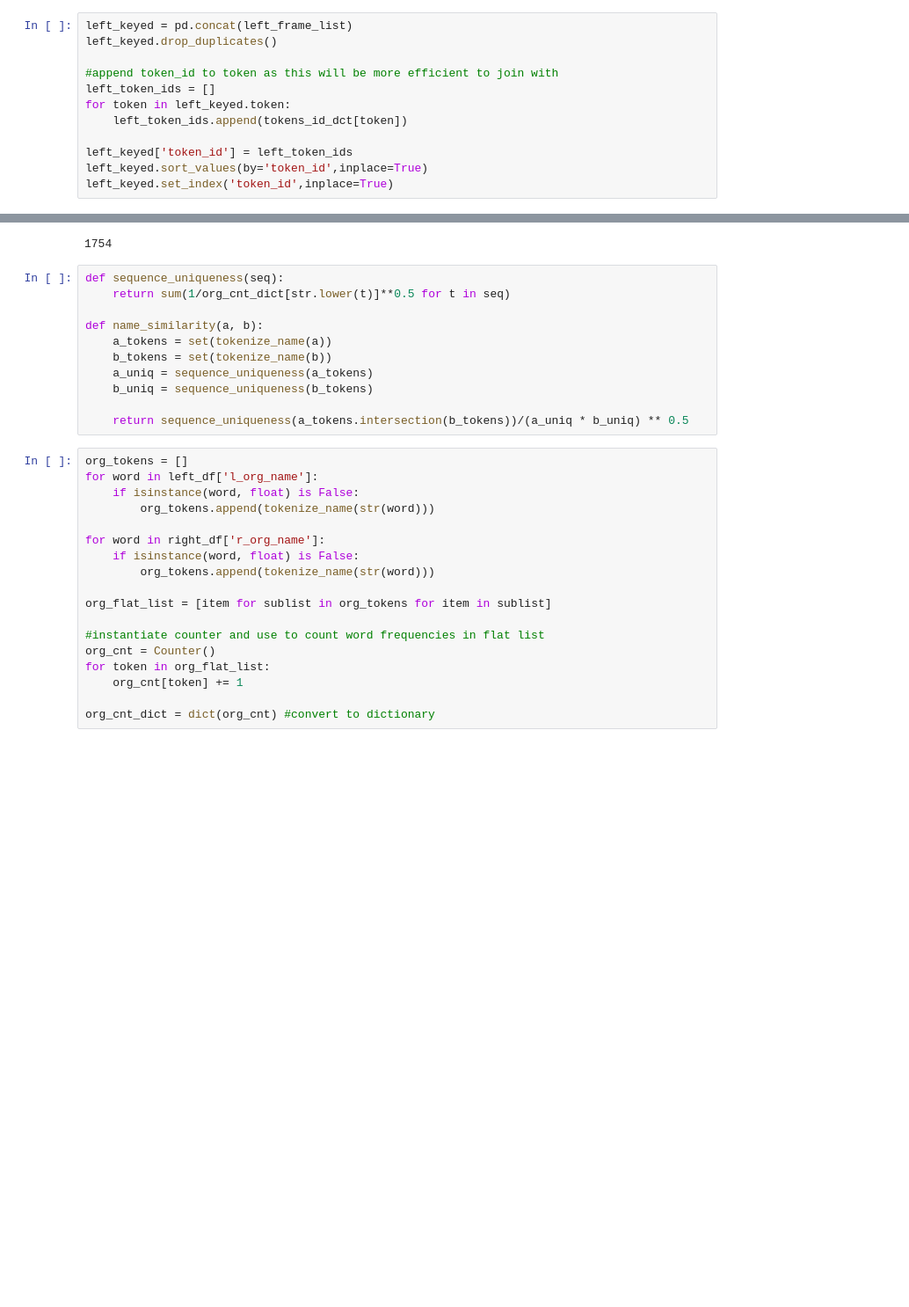
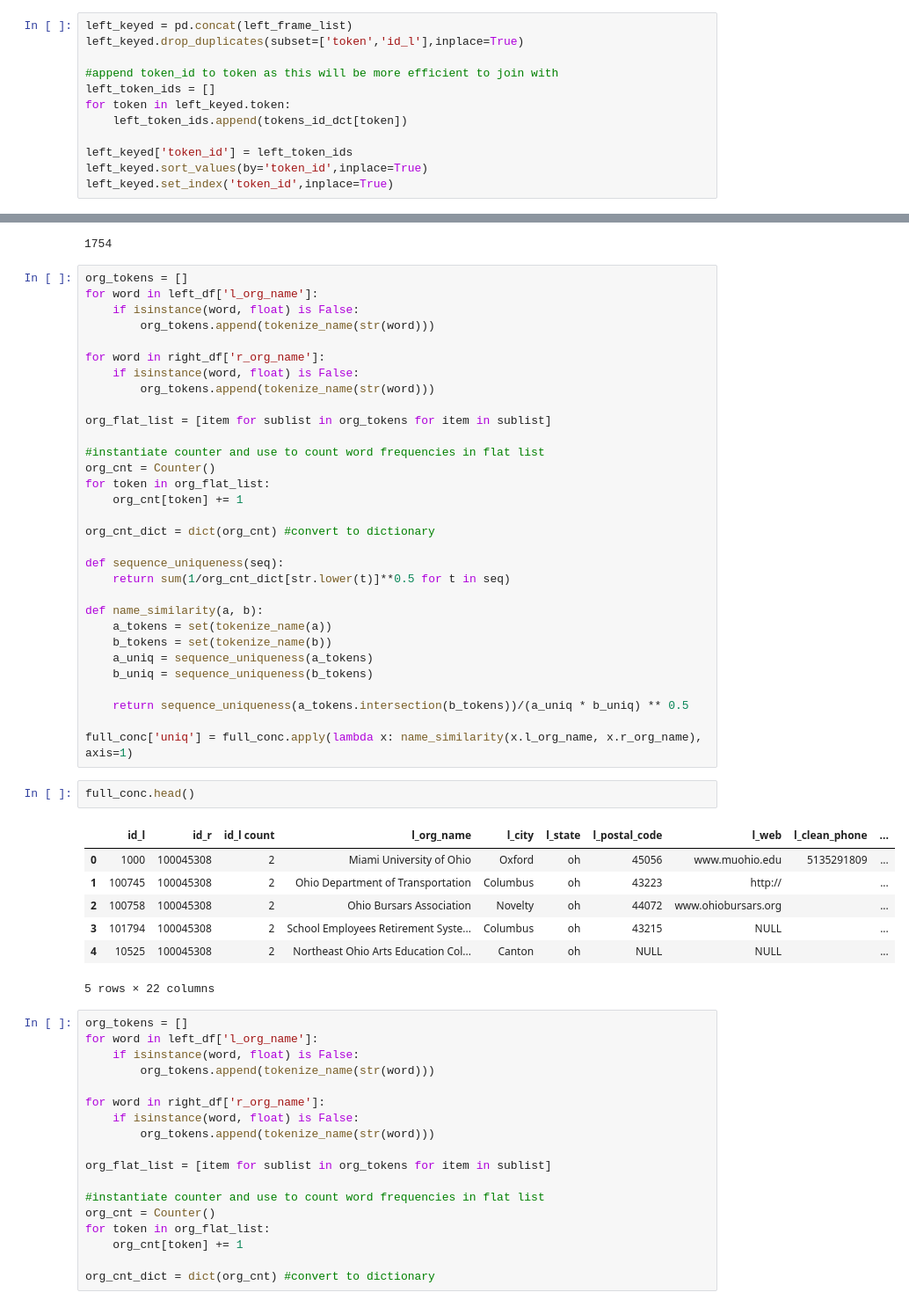
Before and after one commit to duncanjamesbell/data_matching, a Jupyter notebook: Org_Matcher_v2.0.ipynb, the cells around one changed output, grey strips where cells are left out. Shown: that part at 88% size. Cells and saved outputs as stored; diff of their text form; blank space fills up the shorter version.

```diff
--- a/Org_Matcher_v2.0.ipynb
+++ b/Org_Matcher_v2.0.ipynb
@@ -587,7 +668,7 @@ left_df[left_df.id_l ==40544]
 | 58935 | 40544 | Fashion Jewelry and Accessories T... | FJATA | 25 Sea Grass Way | NULL | Wickford | ri | 2852 | NULL | ... |
 # %%
 left_keyed = pd.concat(left_frame_list)
-left_keyed.drop_duplicates()
+left_keyed.drop_duplicates(subset=['token','id_l'],inplace=True)
 
 #append token_id to token as this will be more efficient to join with
 left_token_ids = []
@@ -980,6 +1071,24 @@ len(set(joined.index))
 # %% [output]
 1754
 # %%
+org_tokens = []
+for word in left_df['l_org_name']:
+    if isinstance(word, float) is False:
+        org_tokens.append(tokenize_name(str(word)))
+
+for word in right_df['r_org_name']:
+    if isinstance(word, float) is False:
+        org_tokens.append(tokenize_name(str(word)))
+
+org_flat_list = [item for sublist in org_tokens for item in sublist]
+
+#instantiate counter and use to count word frequencies in flat list
+org_cnt = Counter()
+for token in org_flat_list:
+    org_cnt[token] += 1
+
+org_cnt_dict = dict(org_cnt) #convert to dictionary
+
 def sequence_uniqueness(seq):
     return sum(1/org_cnt_dict[str.lower(t)]**0.5 for t in seq)
 
@@ -990,6 +1099,18 @@ def name_similarity(a, b):
     b_uniq = sequence_uniqueness(b_tokens)
 
     return sequence_uniqueness(a_tokens.intersection(b_tokens))/(a_uniq * b_uniq) ** 0.5
+
+full_conc['uniq'] = full_conc.apply(lambda x: name_similarity(x.l_org_name, x.r_org_name), axis=1)
+# %%
+full_conc.head()
+# %% [output]
+|  | id_l | id_r | id_l count | l_org_name | l_city | l_state | l_postal_code | l_web | l_clean_phone | ... |
+| 0 | 1000 | 100045308 | 2 | Miami University of Ohio | Oxford | oh | 45056 | www.muohio.edu | 5135291809 | ... |
+| 1 | 100745 | 100045308 | 2 | Ohio Department of Transportation | Columbus | oh | 43223 | http:// |  | ... |
+| 2 | 100758 | 100045308 | 2 | Ohio Bursars Association | Novelty | oh | 44072 | www.ohiobursars.org |  | ... |
+| 3 | 101794 | 100045308 | 2 | School Employees Retirement Syste... | Columbus | oh | 43215 | NULL |  | ... |
+| 4 | 10525 | 100045308 | 2 | Northeast Ohio Arts Education Col... | Canton | oh | NULL | NULL |  | ... |
+5 rows × 22 columns
 # %%
 org_tokens = []
 for word in left_df['l_org_name']:
```
Also changed, not shown: parts of 16 cells of this notebook, 1 other file.
